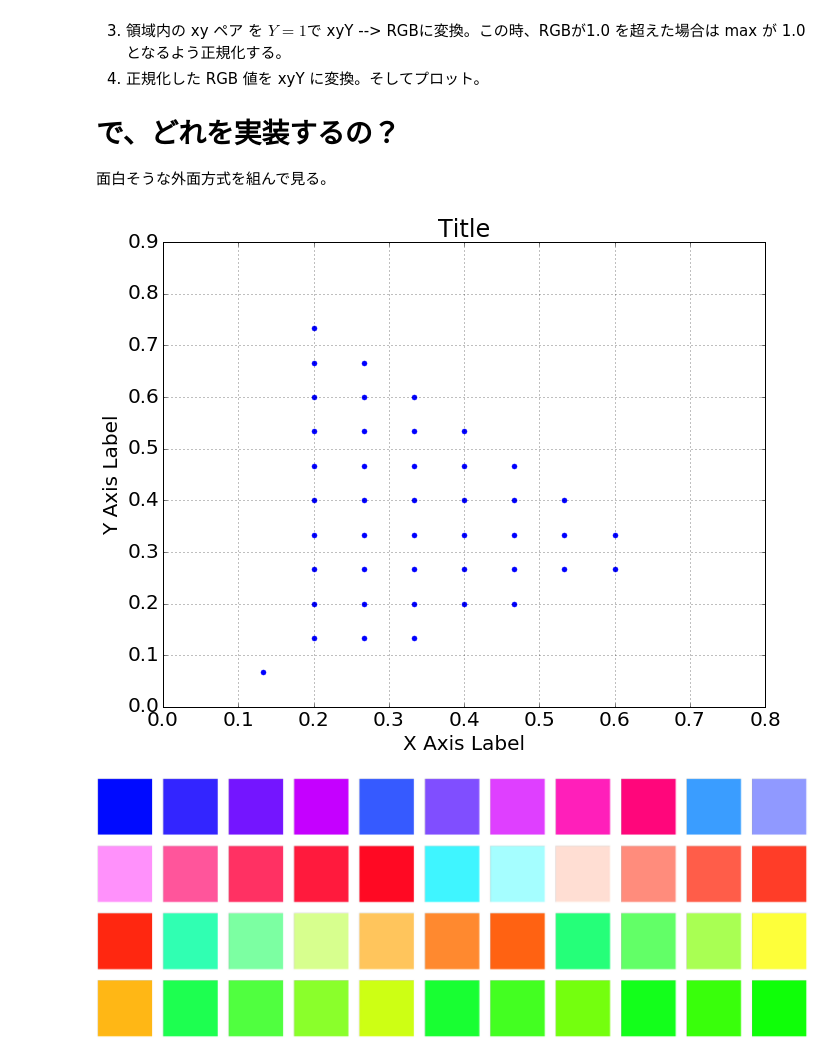
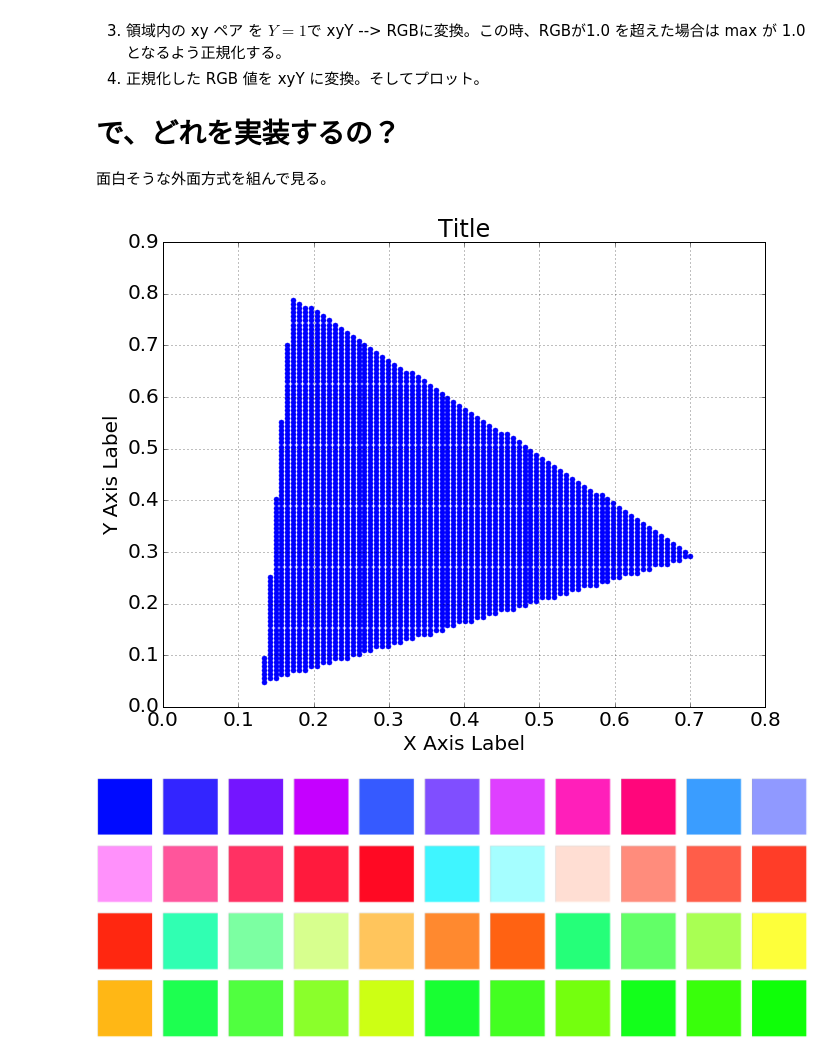
Before and after one commit to toru-ver4/sip, a Jupyter notebook: matplotlib/color_volume/plot_color_gamut.ipynb, the cells around one changed output. Saved outputs shown, nothing was run; the diff lists cells and outputs as text; code cells hidden in the pictures.

```diff
--- a/matplotlib/color_volume/plot_color_gamut.ipynb
+++ b/matplotlib/color_volume/plot_color_gamut.ipynb
@@ -40,18 +40,18 @@ b = np.linspace(0, 1, 256)
 # %%
 # エリア内のxyを算出
 # ---------------------
 %matplotlib inline
 import plor_color_gamut as pcg
 import color_convert as ccv
 import imp
 imp.reload(pcg)
 gamut = ccv.const_rec2020_xy
 white = ccv.const_d65_large_xyz
-div_num = 16
+div_num = 128
 large_y = 100
-xy = pcg.get_xy_inside_gamut(gamut=gamut, div_num=div_num)
+xy = pcg.get_xy_inside_gamut(gamut=gamut, div_num=div_num, plot=True)
 # %% [output]
-[figure, old version]
+[figure, new version]
 # %%
 # RGB値をパッチとして表示
 # ------------------------
```
Also changed, not shown: parts of 2 cells of this notebook, 2 other files.
